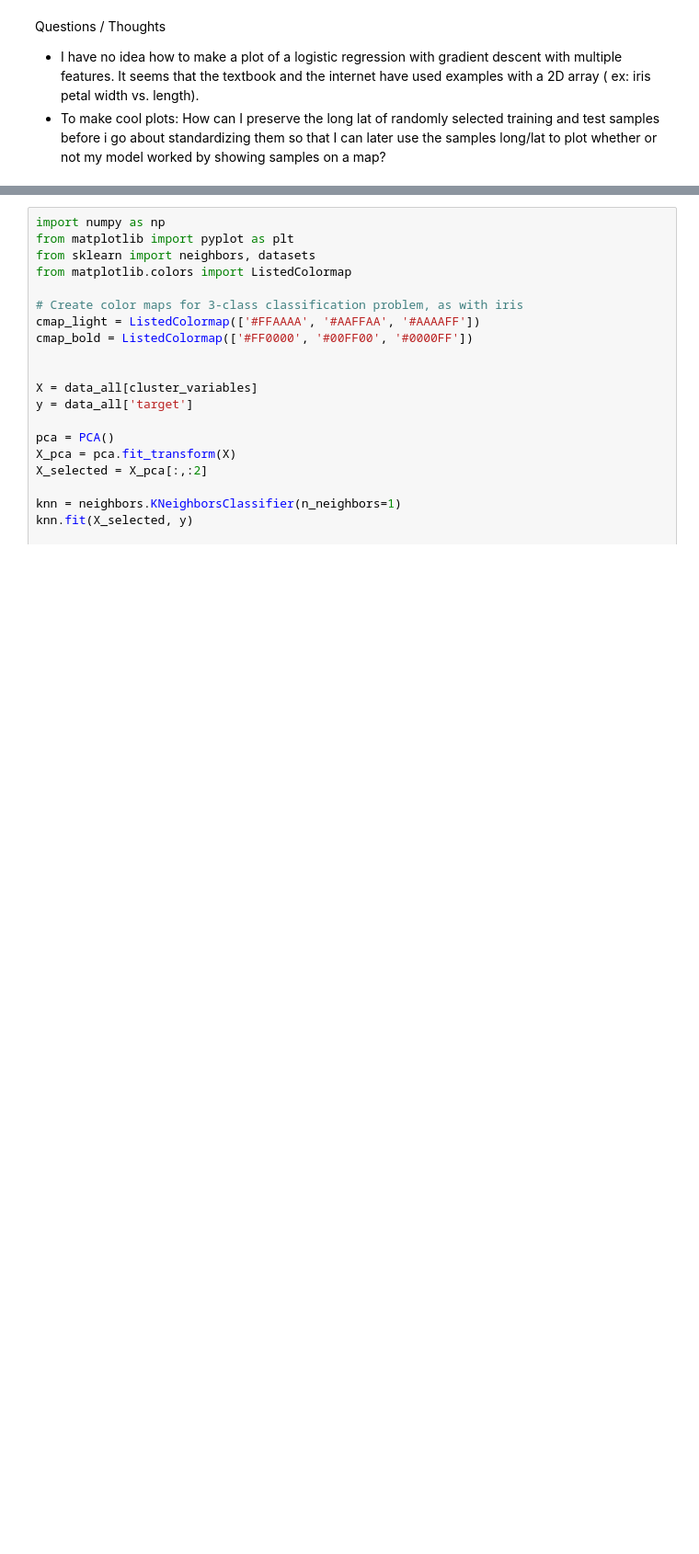
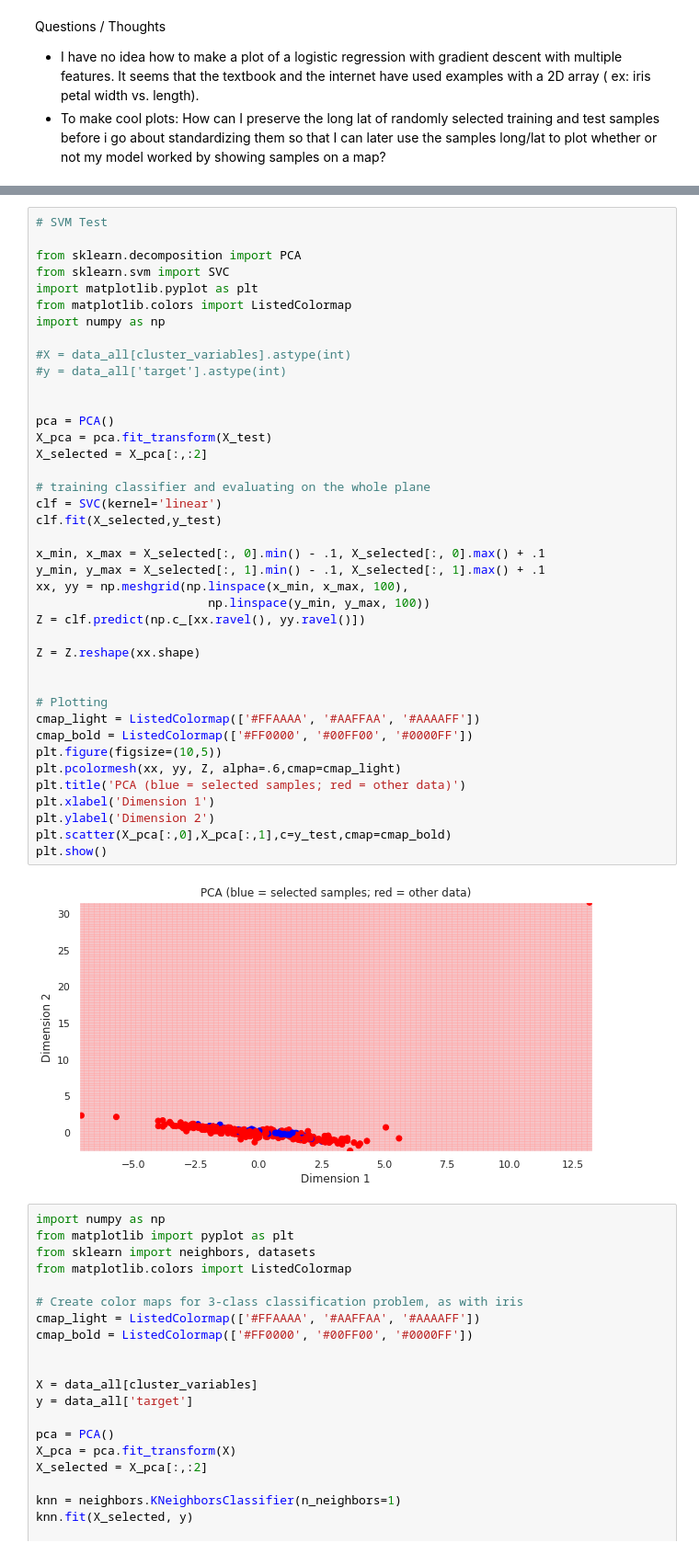
Before and after one commit to f-lingo/Obsidian_geochem, a Jupyter notebook: Geochem_Project.ipynb, the cells around one changed output, grey strips where cells are left out. Shown at 92% size. Saved outputs shown, nothing was run; the diff lists cells and outputs as text; blank space fills up the shorter version.

```diff
--- a/Geochem_Project.ipynb
+++ b/Geochem_Project.ipynb
@@ -571,6 +574,48 @@ plt.scatter(X_pca[:,0],X_pca[:,1],c=y_train,cmap=cmap_bold)
 plt.show()
 # %% [output]
 [figure]
+# %%
+# SVM Test
+
+from sklearn.decomposition import PCA
+from sklearn.svm import SVC
+import matplotlib.pyplot as plt
+from matplotlib.colors import ListedColormap
+import numpy as np
+
+#X = data_all[cluster_variables].astype(int)
+#y = data_all['target'].astype(int)
+
+
+pca = PCA()
+X_pca = pca.fit_transform(X_test)
+X_selected = X_pca[:,:2]
+
+# training classifier and evaluating on the whole plane
+clf = SVC(kernel='linear')
+clf.fit(X_selected,y_test)
+
+x_min, x_max = X_selected[:, 0].min() - .1, X_selected[:, 0].max() + .1
+y_min, y_max = X_selected[:, 1].min() - .1, X_selected[:, 1].max() + .1
+xx, yy = np.meshgrid(np.linspace(x_min, x_max, 100),
+                        np.linspace(y_min, y_max, 100))
+Z = clf.predict(np.c_[xx.ravel(), yy.ravel()])
+
+Z = Z.reshape(xx.shape)
+
+
+# Plotting
+cmap_light = ListedColormap(['#FFAAAA', '#AAFFAA', '#AAAAFF'])
+cmap_bold = ListedColormap(['#FF0000', '#00FF00', '#0000FF'])
+plt.figure(figsize=(10,5))
+plt.pcolormesh(xx, yy, Z, alpha=.6,cmap=cmap_light)
+plt.title('PCA (blue = selected samples; red = other data)')
+plt.xlabel('Dimension 1')
+plt.ylabel('Dimension 2')
+plt.scatter(X_pca[:,0],X_pca[:,1],c=y_test,cmap=cmap_bold)
+plt.show()
+# %% [output]
+[figure, added]
 # %%
 import numpy as np
 from matplotlib import pyplot as plt
```
Also changed, not shown: parts of 7 cells of this notebook.
